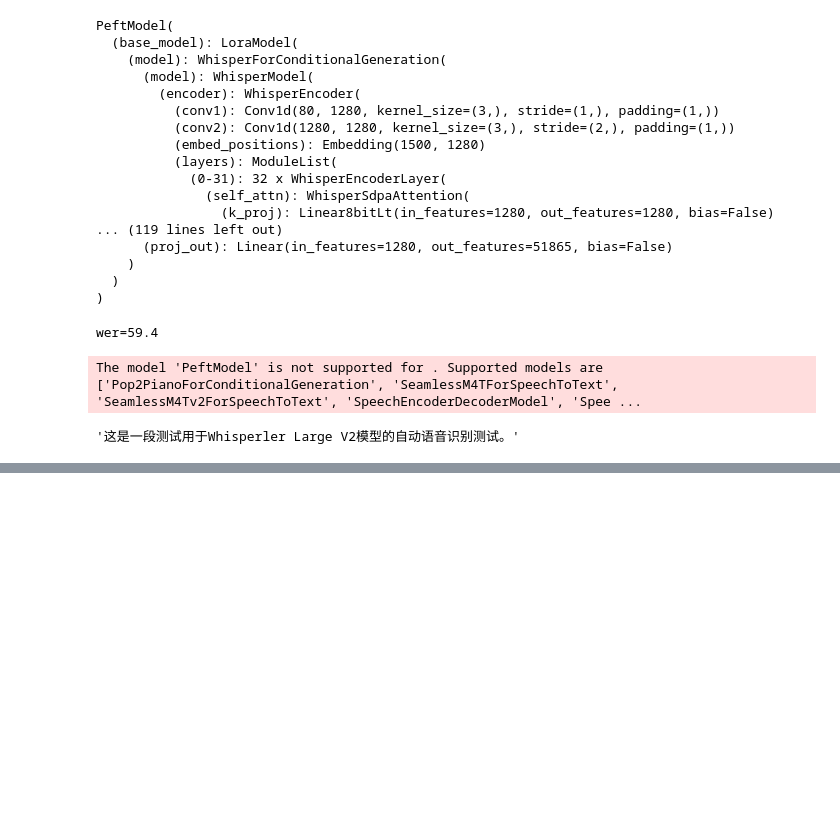
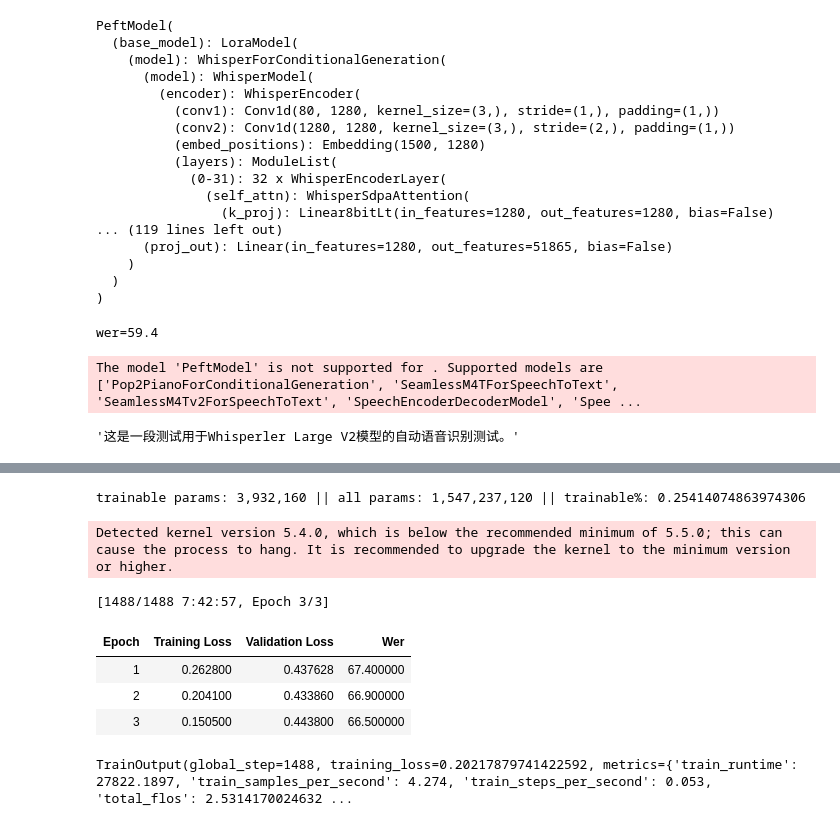
Before and after one commit to yuxiang-999/LLM-quickstart, a Jupyter notebook: peft/homework-peft_lora_whisper-large-v2.ipynb, the cells around one changed output, grey strips where cells are left out. Saved outputs shown, nothing was run; the diff lists cells and outputs as text; code cells hidden in the pictures; blank space fills up the shorter version.

```diff
--- a/peft/homework-peft_lora_whisper-large-v2.ipynb
+++ b/peft/homework-peft_lora_whisper-large-v2.ipynb
@@ -791,0 +972,4 @@ The model 'PeftModel' is not supported for . Supported models are ['Pop2PianoFor
+# %%
+model.print_trainable_parameters()
+# %% [output]
+trainable params: 3,932,160 || all params: 1,547,237,120 || trainable%: 0.25414074863974306
@@ -791,0 +1025,51 @@ The model 'PeftModel' is not supported for . Supported models are ['Pop2PianoFor
+# %%
+# 评估模型
+
+import evaluate
+import numpy as np
+
+# 词错误率（WER）是评估ASR模型常用的指标。从 Evaluate加载 WER 指标
+metric = evaluate.load("wer")
+
+def compute_metrics(eval_pred):
+    preds = eval_pred.predictions
+    labels = eval_pred.label_ids
+
+    # replace -100 with the pad_token_id
+    labels = np.where(labels != -100, labels, tokenizer.pad_token_id)
+
+    # we do not want to group tokens when computing the metrics
+    decoded_preds = tokenizer.batch_decode(preds, skip_special_tokens=True)
+    decoded_labels = tokenizer.batch_decode(labels, skip_special_tokens=True)
+
+    wer = 100 * metric.compute(predictions=decoded_preds, references=decoded_labels)
+    return {"wer": wer}
+# %%
+# 实例化训练器（Trainer）
+
+trainer = Seq2SeqTrainer(
+    args=training_args,
+    model=model,
+    train_dataset=common_voice["train"],
+    eval_dataset=common_voice["test"],
+    data_collator=data_collator,
+    tokenizer=processor.feature_extractor,
+    callbacks=[SavePeftModelCallback],
+    compute_metrics=compute_metrics,
+)
+model.config.use_cache = False
+# %% [output]
+Detected kernel version 5.4.0, which is below the recommended minimum of 5.5.0; this can cause the process to hang. It is recommended to upgrade the kernel to the minimum version or higher.
+# %%
+# 训练模型
+
+# 由最后一个 checkpoint 开始重新训练
+# trainer.train(resume_from_checkpoint=True)
+trainer.train()
+# %% [output]
+[1488/1488 7:42:57, Epoch 3/3]
+| Epoch | Training Loss | Validation Loss | Wer |
+| 1 | 0.262800 | 0.437628 | 67.400000 |
+| 2 | 0.204100 | 0.433860 | 66.900000 |
+| 3 | 0.150500 | 0.443800 | 66.500000 |
+TrainOutput(global_step=1488, training_loss=0.20217879741422592, metrics={'train_runtime': 27822.1897, 'train_samples_per_second': 4.274, 'train_steps_per_second': 0.053, 'total_flos': 2.5314170024632 ...
```
Also changed, not shown: parts of 26 cells of this notebook.
